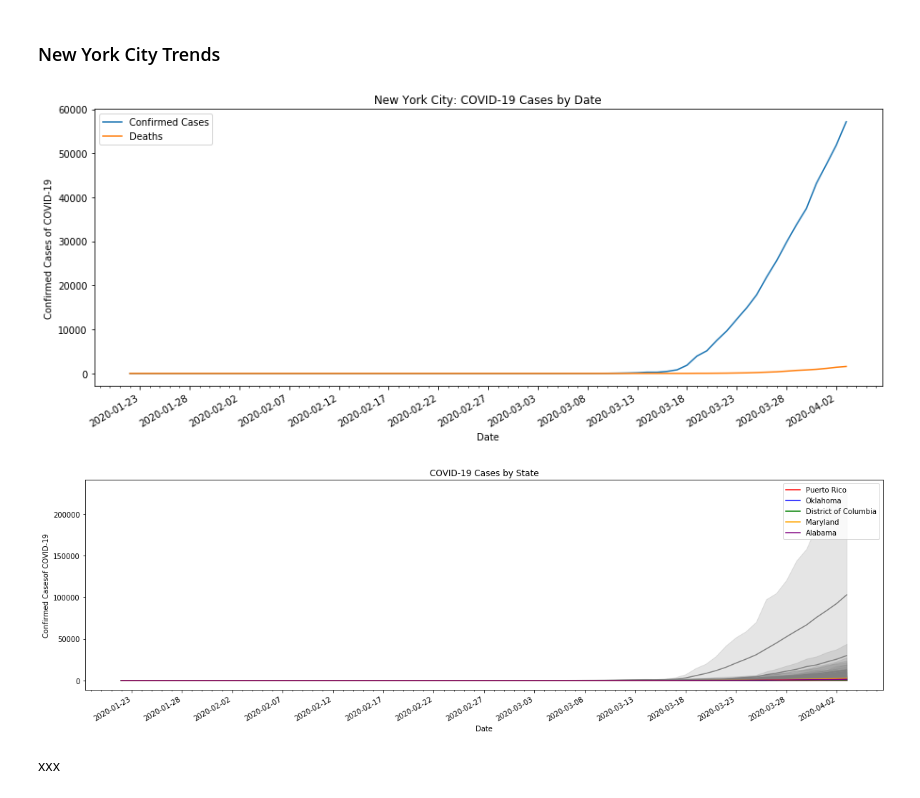
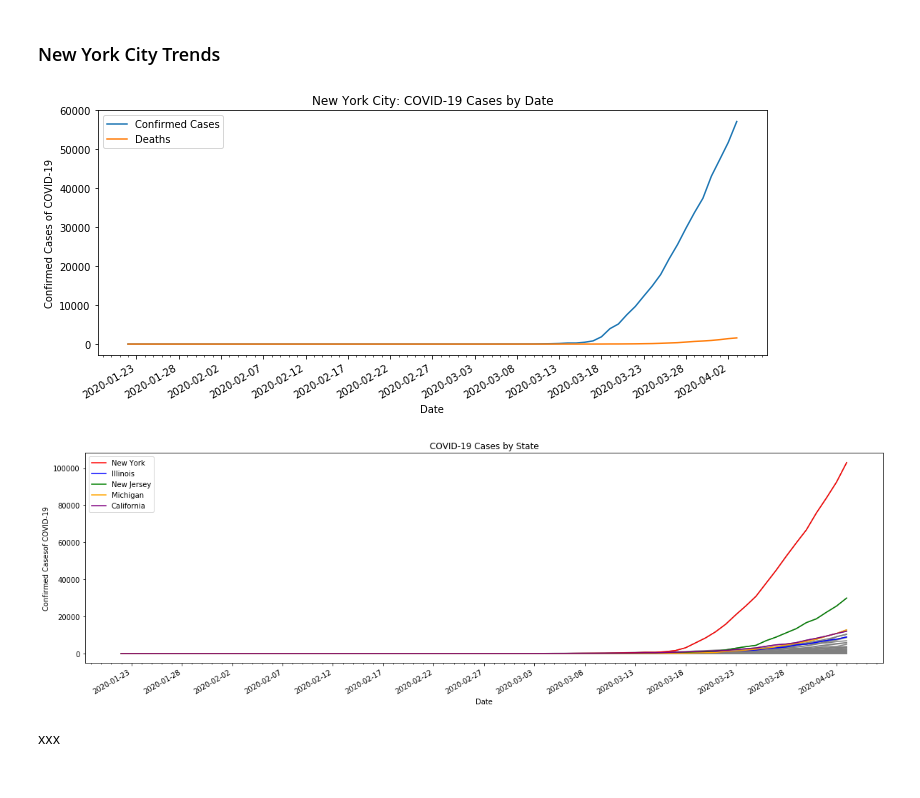
Before and after one commit to genevievelyons/covid-19-prediction, a Jupyter notebook: EDA/EDA_GL.ipynb, the cells around one changed output. Saved outputs shown, nothing was run; the diff lists cells and outputs as text; code cells hidden in the pictures.

Commit message:
data update

```diff
--- a/EDA/EDA_GL.ipynb
+++ b/EDA/EDA_GL.ipynb
@@ -82,32 +94,33 @@ Xxx
 # %%
 nyc = data[(data.province_state == 'New York') & (data.county == 'New York')]
 
-fig, ax = plt.subplots(figsize = (15,6))
+fig, ax = plt.subplots(figsize = (12,5))
 sns.lineplot(x = nyc.date, y = nyc.confirmed, estimator = 'mean', label = 'Confirmed Cases')
 sns.lineplot(x = nyc.date, y = nyc.deaths, estimator = 'mean', label = 'Deaths')
 #Labels
 plt.title("New York City: COVID-19 Cases by Date")
 plt.xlabel("Date")
 plt.ylabel("Confirmed Cases of COVID-19")
 #Format x-axis
 ax.xaxis.set_minor_locator(mdates.DayLocator(interval=1))
 ax.xaxis.set_major_locator(mdates.DayLocator(interval=5))
 ax.xaxis.set_major_formatter(mdates.DateFormatter('%Y-%m-%d'))
 fig.autofmt_xdate()
 plt.show();
 # %% [output]
-[figure, old version]
+[figure, new version]
 # %%
 
 fig, ax = plt.subplots(figsize = (20,6))
 #All states
 for st in np.unique(data.province_state):
-    sns.lineplot(x = data[data.province_state == st].date, y = data[data.province_state == st].confirmed, estimator = 'sum', color = "gray")
+    sns.lineplot(x = data[data.province_state == st].date, y = data[data.province_state == st].confirmed, \
+                 estimator = 'sum', err_style = None, color = "gray")
 #Outlier states
-for st, c in zip(["Puerto Rico","Oklahoma","District of Columbia","Maryland", "Alabama"], \
+for st, c in zip(["New York","Illinois","New Jersey","Michigan", "California"], \
                  ["red", "blue", "green", "orange", "purple"]):
     sns.lineplot(x = data[data.province_state == st].date, y = data[data.province_state == st].confirmed, \
-                 label = st, estimator = 'sum', color = c)
+                 label = st, estimator = 'sum', err_style = None, color = c)
 #Labels
 plt.title("COVID-19 Cases by State")
 plt.xlabel("Date")
@@ -119,6 +132,6 @@ ax.xaxis.set_major_formatter(mdates.DateFormatter('%Y-%m-%d'))
 fig.autofmt_xdate()
 plt.show();
 # %% [output]
-[figure, old version]
+[figure, new version]
 # %% [markdown]
 xxx
```
Also changed, not shown: parts of 5 cells of this notebook.
